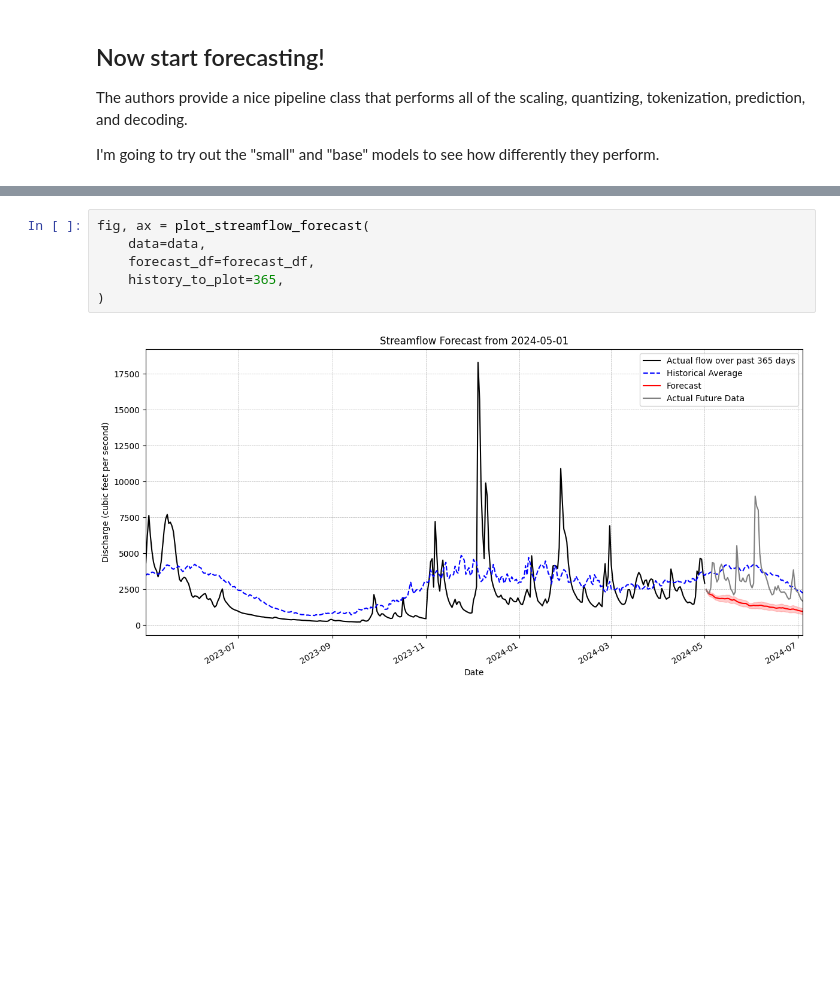
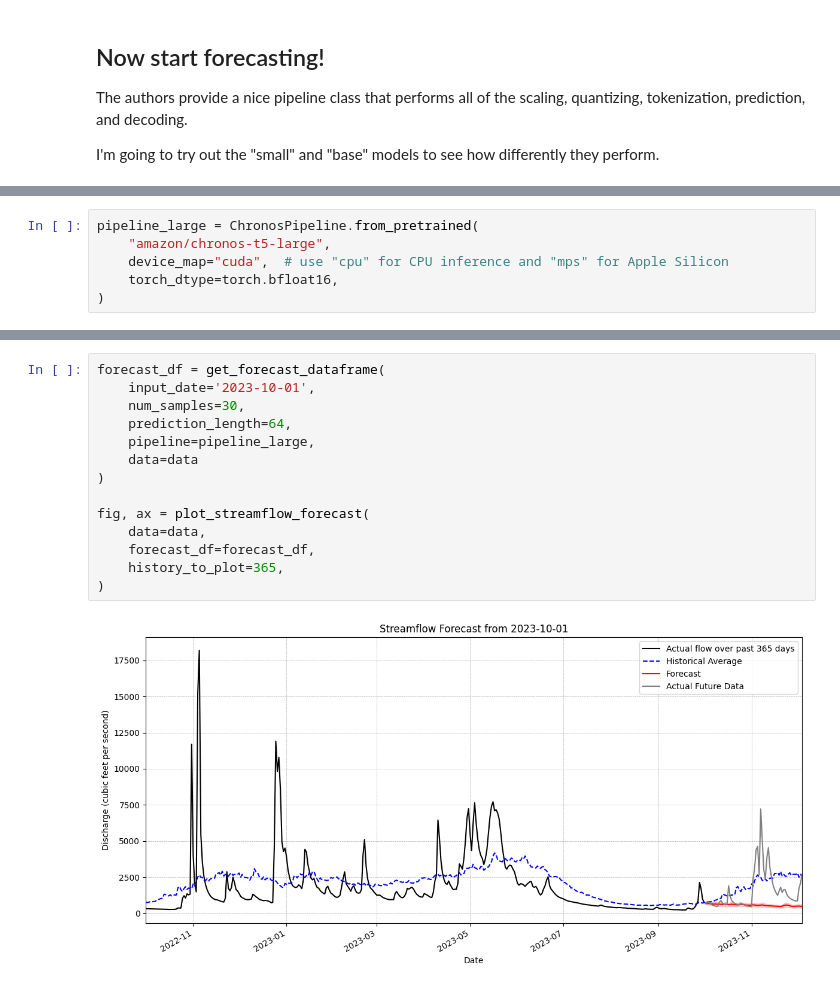
Before and after one commit to dougollerenshaw/chronos-forecasting, a Jupyter notebook: notebooks/2024.08.28_streamflow_extended.ipynb, the cells around one changed output, grey strips where cells are left out. Drawn from its saved outputs; the diff is of its cells as text; blank space fills up the shorter version.

```diff
--- a/notebooks/2024.08.28_streamflow_extended.ipynb
+++ b/notebooks/2024.08.28_streamflow_extended.ipynb
@@ -403,3 +392,9 @@ def get_and_plot_forecast(data, date, num_samples, prediction_length, history_to
+# %%
+pipeline_large = ChronosPipeline.from_pretrained(
+    "amazon/chronos-t5-large",
+    device_map="cuda",  # use "cpu" for CPU inference and "mps" for Apple Silicon
+    torch_dtype=torch.bfloat16,
+)
 # %%
 forecast_df = get_forecast_dataframe(
     input_date='2023-05-01',
@@ -427,10 +462,18 @@ forecast_df = get_forecast_dataframe(
 # %%
+forecast_df = get_forecast_dataframe(
+    input_date='2023-10-01',
+    num_samples=30,
+    prediction_length=64,
+    pipeline=pipeline_large,
+    data=data
+)
+
 fig, ax = plot_streamflow_forecast(
     data=data,
     forecast_df=forecast_df,
     history_to_plot=365,
 )
 # %% [output]
-[figure, old version]
+[figure, new version]
 # %%
 forecast_df = get_forecast_dataframe(
```
Also changed, not shown: parts of 11 cells of this notebook.
